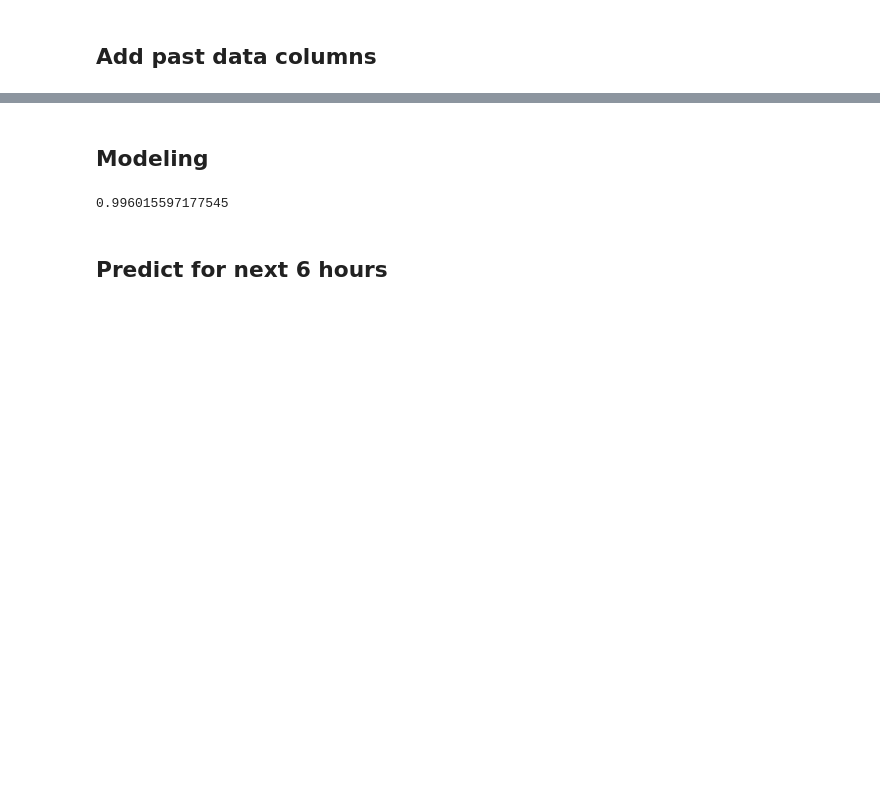
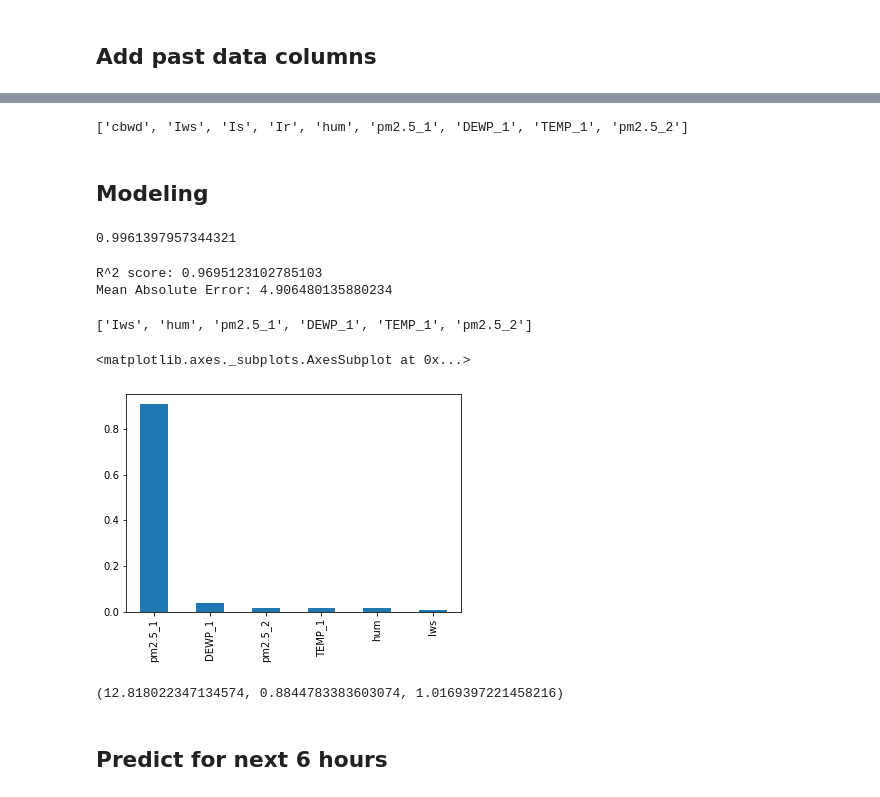
Before and after one commit to tuanio/pollution_prediction, a Jupyter notebook: code.ipynb, the cells around one changed output, grey strips where cells are left out. Cells and saved outputs as stored; diff of their text form; code cells hidden in the pictures; blank space fills up the shorter version.

```diff
--- a/code.ipynb
+++ b/code.ipynb
@@ -124 +189,5 @@ features = list(df.columns[8:])
 predicts = list(df.columns[5:8])
+# %%
+features
+# %% [output]
+['cbwd', 'Iws', 'Is', 'Ir', 'hum', 'pm2.5_1', 'DEWP_1', 'TEMP_1', 'pm2.5_2']
@@ -136,7 +209,7 @@ random_forest = RandomForestRegressor()
 # random_forest.score(Xtrain, ytrain)
 
 # No split data anymore, to train more
-random_forest.fit(X, y)
-random_forest.score(X, y)
+random_forest.fit(Xtrain, ytrain)
+random_forest.score(Xtrain, ytrain)
 # %% [output]
-0.996015597177545
+0.9961397957344321
@@ -150,9 +225,26 @@ def cal():
         data[i] /= len(predict)
     return (data[0], data[1], data[2])
 # %%
-# predict = random_forest.predict(Xtest)
-# print('R^2 score:', r2_score(predict, ytest))
-# print('Mean Absolute Error:', mean_absolute_error(predict, ytest))
+predict = random_forest.predict(Xtest)
+print('R^2 score:', r2_score(predict, ytest))
+print('Mean Absolute Error:', mean_absolute_error(predict, ytest))
+# %% [output]
+R^2 score: 0.9695123102785103
+Mean Absolute Error: 4.906480135880234
+# %%
+features
+# %% [output]
+['Iws', 'hum', 'pm2.5_1', 'DEWP_1', 'TEMP_1', 'pm2.5_2']
+# %%
+foo = pd.Series(random_forest.feature_importances_, index=features)
+foo.nlargest(100).plot(kind='bar')
+# %% [output]
+<matplotlib.axes._subplots.AxesSubplot at 0x...>
+[figure, added]
+# %%
+cal()
+# %% [output]
+(12.818022347134574, 0.8844783383603074, 1.0169397221458216)
 # %% [markdown]
 ## Predict for next 6 hours
 # %%
```
Also changed, not shown: parts of 15 cells of this notebook.
